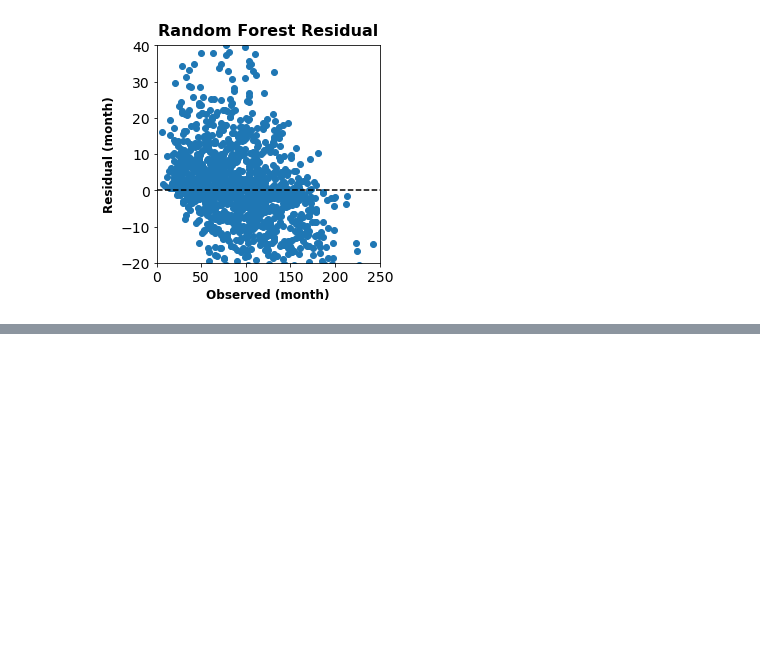
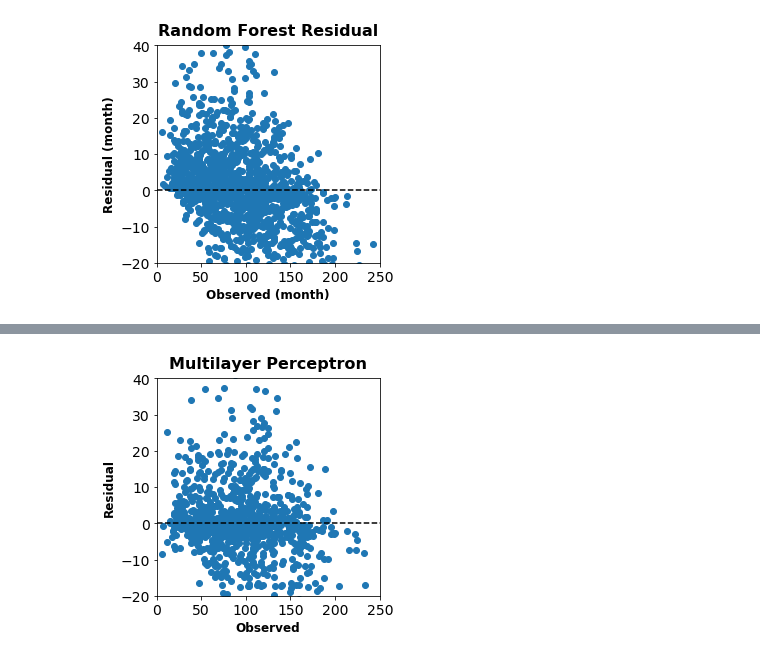
Before and after one commit to Clairehw/LifeSpan, a Jupyter notebook: LifeSpan.ipynb, the cells around one changed output, grey strips where cells are left out. Saved outputs shown, nothing was run; the diff lists cells and outputs as text; code cells hidden in the pictures; blank space fills up the shorter version.

```diff
--- a/LifeSpan.ipynb
+++ b/LifeSpan.ipynb
@@ -423,0 +439,11 @@ df_score.to_csv('df_score.csv')
+# %%
+from sklearn.model_selection import train_test_split
+X_trainval, X_test, y_trainval, y_test = train_test_split(X, y, test_size=0.2, random_state=42)
+X_train, X_val, y_train, y_val = train_test_split(X_trainval, y_trainval, test_size=0.125, random_state=42)
+
+# # normalization of age based on min and max of x-train
+a = X_train[:, 0].max()
+b = X_train[:, 0].min()
+X_train[:, 0] = (X_train[:, 0]-b)/(a-b)
+X_val[:, 0] = (X_val[:, 0]-b)/(a-b)
+X_test[:, 0] = (X_test[:, 0]-b)/(a-b)
@@ -423,0 +521,18 @@ df_score.to_csv('df_score.csv')
+# %%
+# residual = np.absolute(np.squeeze(y_test_nn) - y_test)
+residual = np.squeeze(y_test_nn) - y_test
+
+plt.figure(figsize= (4,4))
+plt.scatter(y_test[1000:2000], residual[1000:2000])
+# plt.plot(range(300), range(300), '-k')
+plt.axhline(y=0, color ='k', linestyle ='--')
+plt.xlim(0, 250)
+plt.ylim(-20, 40)
+plt.title('Multilayer Perceptron', fontsize =16, fontweight = 'bold', pad =10)
+plt.xlabel('Observed',fontsize =12, fontweight = 'bold')
+plt.ylabel('Residual',fontsize =12, fontweight = 'bold')
+plt.xticks(fontsize = 14)
+plt.yticks(fontsize = 14)
+plt.show()
+# %% [output]
+[figure, added]
```
Also changed, not shown: parts of 27 cells of this notebook, 3 other files.
